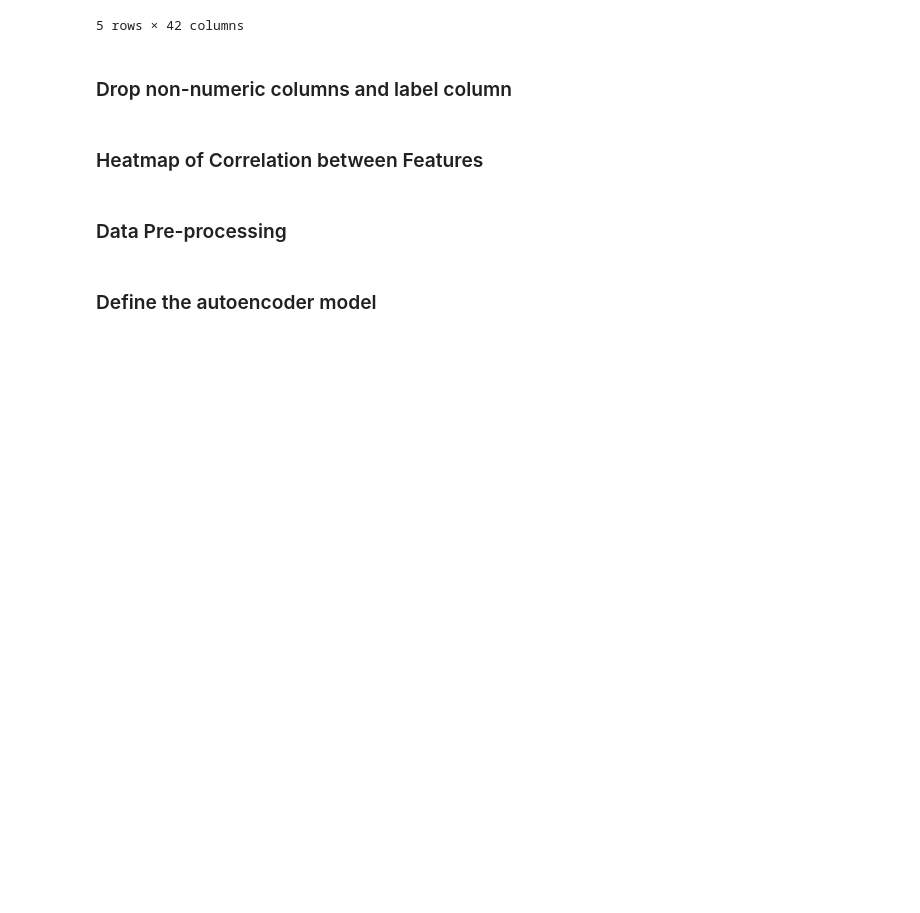
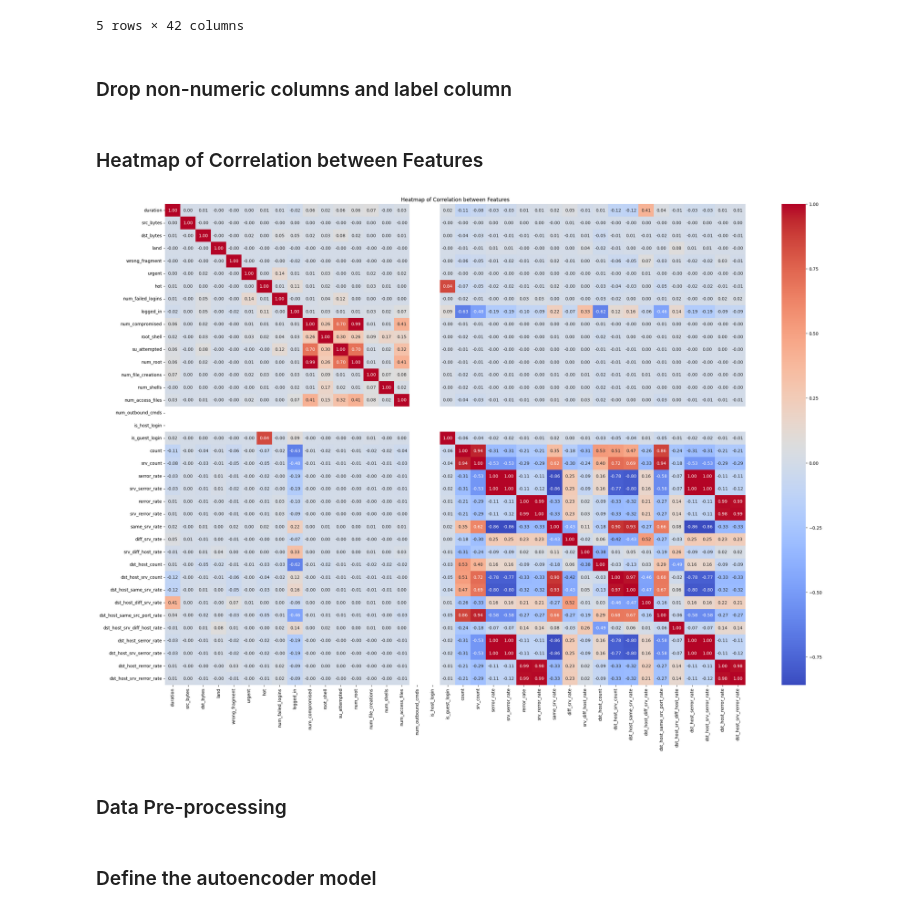
Before and after one commit to Saifix/Network-Anomaly-Detection---Unsupervised-Autoencoder, a Jupyter notebook: Main.ipynb, the cells around one changed output. Cells and saved outputs as stored; diff of their text form; code cells hidden in the pictures; blank space fills up the shorter version.

```diff
--- a/Main.ipynb
+++ b/Main.ipynb
@@ -45,10 +45,12 @@ df_numeric = df[numeric_columns]
 # %% [markdown]
 ### Heatmap of Correlation between Features
 # %%
-plt.figure(figsize=(12, 10))
+plt.figure(figsize=(30, 20))
 sns.heatmap(df_numeric.corr(), annot=True, cmap='coolwarm', fmt=".2f")
 plt.title('Heatmap of Correlation between Features')
 plt.show()
+# %% [output]
+[figure, added]
 # %% [markdown]
 ### Data Pre-processing
 # %%
```
Also changed, not shown: parts of 13 cells of this notebook.
